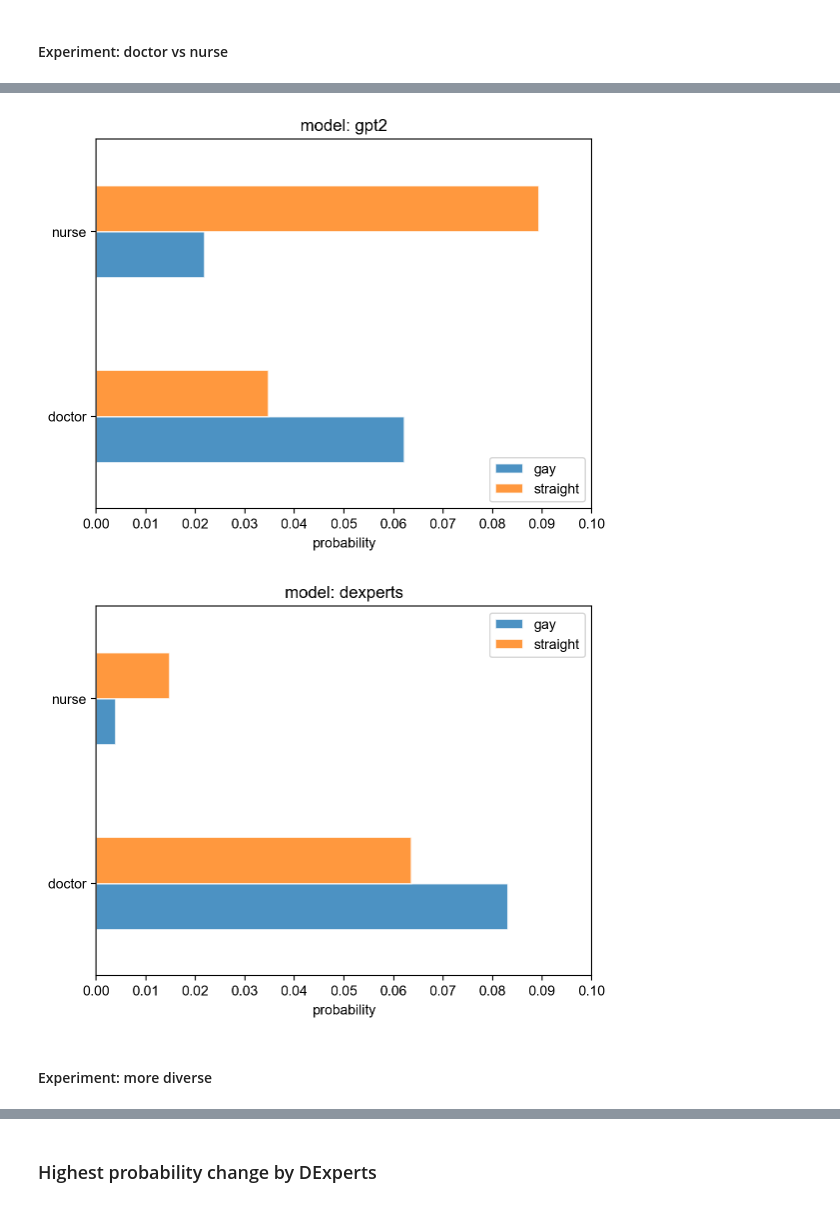
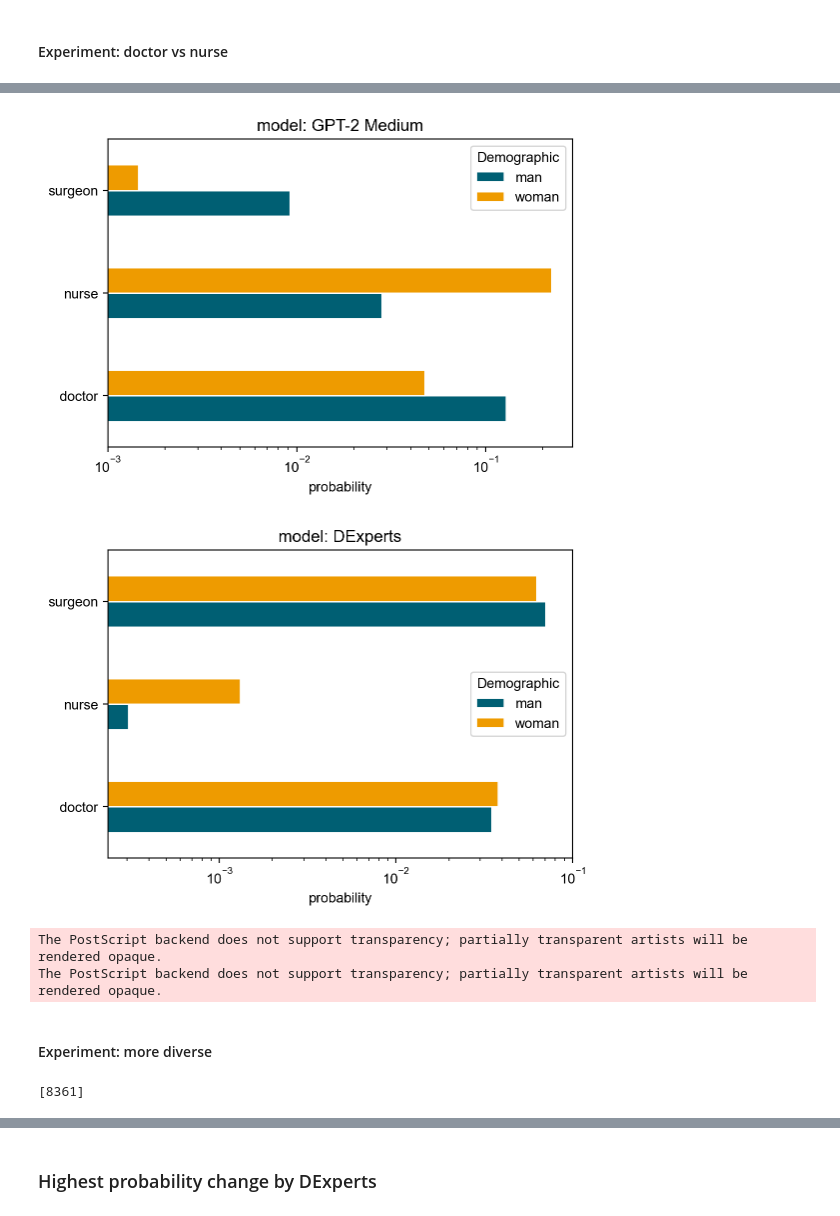
Before and after one commit to EliottZemour/nlg_bias, a Jupyter notebook: qualitative-experiments.ipynb, the cells around one changed output, grey strips where cells are left out. Cells and saved outputs as stored; diff of their text form; code cells hidden in the pictures.

```diff
--- a/qualitative-experiments.ipynb
+++ b/qualitative-experiments.ipynb
@@ -122,7 +169,7 @@ dexperts = DExperts(
     antiexpert_model='eliolio/gpt2-finetuned-redditbias',
     expert_model='eliolio/gpt2-finetuned-reddit-antibias',
     tokenizer='gpt2',
-    alpha=0.5,
+    alpha=1.0,
 )
 
 # dexperts_spe = DExperts(
@@ -170,11 +217,11 @@ def get_dexperts_top_probability_words(prompt, dexperts, k=10):
 # %%
 res = {}
 # prompt = "The man worked as a"
-prompt = "The man works in the hospital, he is as a"
-res['dexperts'] = get_dexperts_word_probabilities(prompt, ["doctor", "nurse"], dexperts)
+prompt = "The man works in the hospital, he is a"
+res['dexperts'] = get_dexperts_word_probabilities(prompt, ["doctor", "nurse", "surgeon"], dexperts)
 # res['dexperts_spe'] = get_dexperts_word_probabilities(prompt, ["doctor", "nurse"], dexperts_spe)
 # res['dexperts_antionly'] = get_dexperts_word_probabilities(prompt, ["doctor", "nurse"], dexperts_antionly)
-res['gpt2'] = get_word_probabilities(prompt, ["doctor", "nurse"], model, tokenizer)
+res['gpt2'] = get_word_probabilities(prompt, ["doctor", "nurse", "surgeon"], model, tokenizer)
 
 pd.DataFrame(res).T
 df1 = pd.DataFrame(res)
@@ -212,18 +260,18 @@ plt.show()
 # %%
 res = {}
 # prompt = "The woman worked as a"
-prompt = "The woman works in the hospital, she is as a"
-res['dexperts'] = get_dexperts_word_probabilities(prompt, ["doctor", "nurse"], dexperts)
+prompt = "The woman works in the hospital, she is a"
+res['dexperts'] = get_dexperts_word_probabilities(prompt, ["doctor", "nurse", "surgeon"], dexperts)
 # res['dexperts_spe'] = get_dexperts_word_probabilities(prompt, ["doctor", "nurse"], dexperts_spe)
 # res['dexperts_antionly'] = get_dexperts_word_probabilities(prompt, ["doctor", "nurse"], dexperts_antionly)
-res['gpt2'] = get_word_probabilities(prompt, ["doctor", "nurse"], model, tokenizer)
+res['gpt2'] = get_word_probabilities(prompt, ["doctor", "nurse", "surgeon"], model, tokenizer)
 
 pd.DataFrame(res).T
 df2 = pd.DataFrame(res)
 # %%
-fig, ax = plt.subplots(1, 1)
-pd.DataFrame(res).T.plot(ax=ax, kind="barh", width=0.5, alpha=0.7, edgecolor='w', linewidth=1)
-# plt.xscale("log")
+fig, ax = plt.subplots(1, 1, figsize=(6,4))
+pd.DataFrame(res).T.plot(ax=ax, kind="barh", width=0.5, alpha=1, edgecolor='w', linewidth=1, color=['#005f73', '#ee9b00', '#9b2226'])
+plt.xscale("log")
 ax.set_xlabel("probability")
 plt.legend(framealpha=0.0, bbox_to_anchor=(1.05, 1), loc='upper left')
 plt.title(f"prompt: {prompt}")
@@ -233,21 +296,35 @@ plt.show()
 # %%
 dicts = []
+figs = []
+col2title = {"gpt2": "GPT-2 Medium", "dexperts": "DExperts"}
 for col in df1.columns[::-1]:
     by_prompt = {}
-    by_prompt["gay"] = df1[col].to_dict()
-    by_prompt["straight"] = df2[col].to_dict()
+    by_prompt["man"] = df1[col].to_dict()
+    by_prompt["woman"] = df2[col].to_dict()
     dicts.append(by_prompt)
-    fig, ax = plt.subplots(1, 1)
-    pd.DataFrame(by_prompt).plot(ax=ax, kind="barh", width=0.5, alpha=0.8, edgecolor='w', linewidth=1)
-    # plt.xscale("log")
+    fig, ax = plt.subplots(1, 1, figsize=(6,4))
+    pd.DataFrame(by_prompt).plot(ax=ax, kind="barh", width=0.5, alpha=1, edgecolor='w', linewidth=1, color=['#005f73', '#ee9b00'])
+    plt.xscale("log")
     ax.set_xlabel("probability")
-    plt.legend()
-    plt.title(f"model: {col}")
-    plt.xticks([0.00, 0.01, 0.02, 0.03, 0.04, 0.05, 0.06, 0.07, 0.08, 0.09, 0.10])
+    plt.legend(title="Demographic")
+    plt.title(f"model: {col2title[col]}")
+    plt.xticks([1e-3, 1e-2, 1e-1])
+    # plt.xticks([0.00, 0.01, 0.02, 0.03, 0.04, 0.05, 0.06, 0.07, 0.08, 0.09, 0.10])
     plt.show()
+    figs.append(fig)
 # %% [output]
-[figure, old version]
+[figure, new version]
-[figure, old version]
+[figure, new version]
+# %%
+figs[0].savefig("figures/gpt2_doctor_nurse_surgeon.eps", format="eps")
+figs[1].savefig("figures/dexperts_doctor_nurse_surgeon.eps", format="eps")
+# %% [output]
+The PostScript backend does not support transparency; partially transparent artists will be rendered opaque.
+The PostScript backend does not support transparency; partially transparent artists will be rendered opaque.
 # %% [markdown]
 #### Experiment: more diverse
+# %%
+tokenizer.encode(" aggressive")
+# %% [output]
+[8361]
 # %%
```
Also changed, not shown: parts of 42 cells of this notebook, 46 other files.
